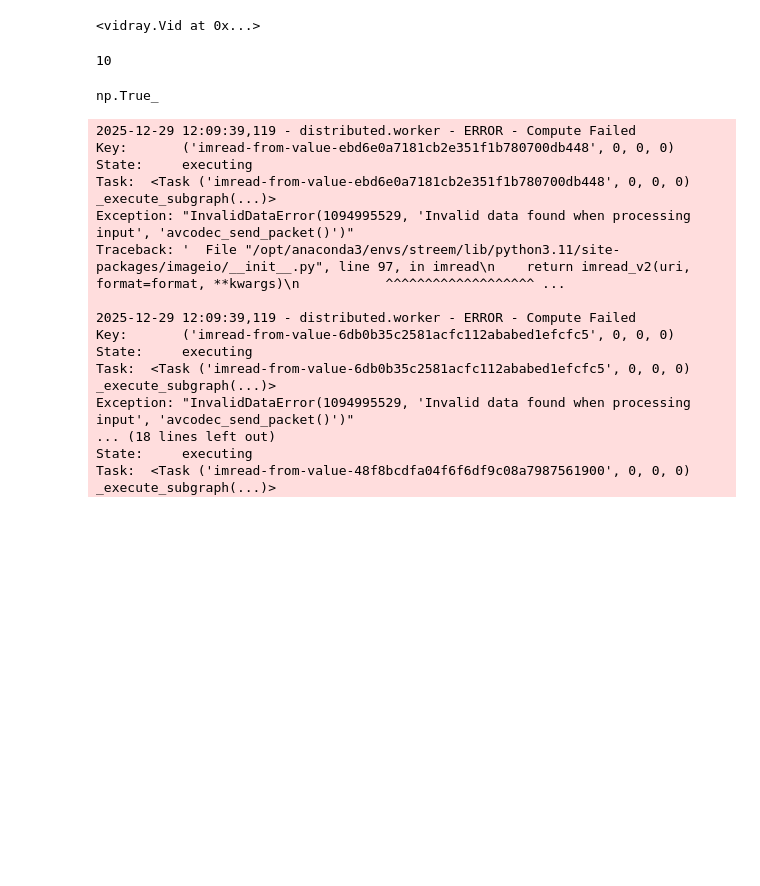
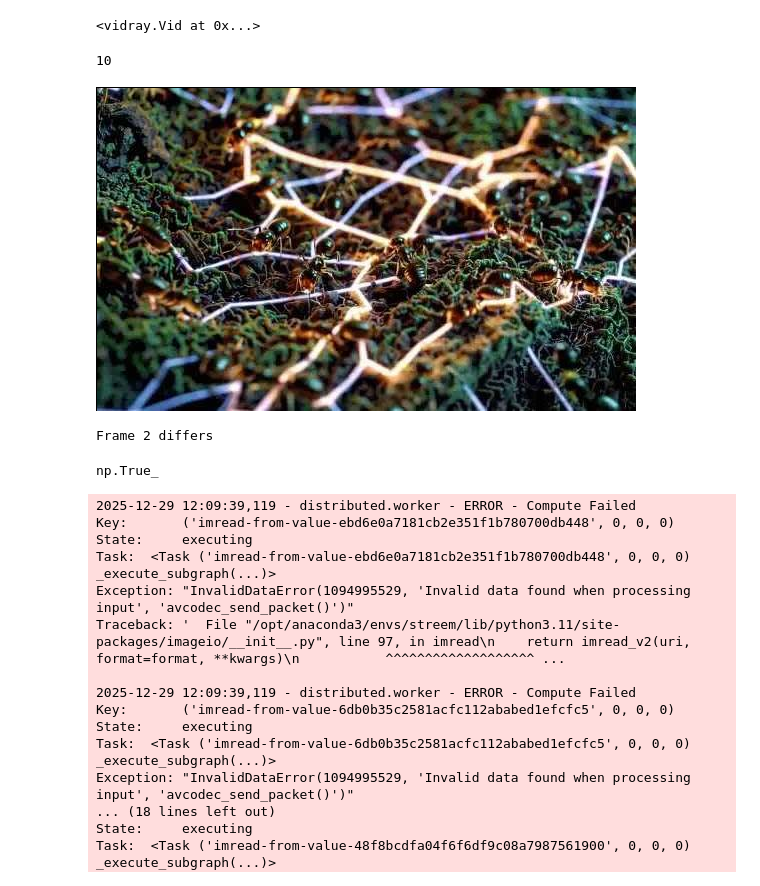
Before and after one commit to openSourcerer9000/vidray, a Jupyter notebook: vidray/x.ipynb, the cells around one changed output. Cells and saved outputs as stored; diff of their text form; code cells hidden in the pictures; blank space fills up the shorter version.

Commit message:
patchy

```diff
--- a/vidray/x.ipynb
+++ b/vidray/x.ipynb
@@ -38,3 +23,24 @@ for f in range(len(vid)):
+# %%
+vid.patch(2,outdir=fpth.parent/'pch')
+
+pvid = vr.Vid.from_patches(fpth.parent/'pch')
+# %%
+pvid.frame(0)
+# %% [output]
+[figure, added]
+# %%
+for f in range(len(vid)):
+    a = vid.frame(f)
+    b = pvid.frame(f)
+    diff = np.array(a) - np.array(b)
+    same = np.median(diff) < 6
+    if not same:
+        print(f"Frame {f} differs")
+        a.show()
+        b.show()
+        assert same
+# %% [output]
+Frame 2 differs
 # %%
 np.isclose(a,b).all()
 # %% [output]
```
Also changed, not shown: parts of 2 cells of this notebook, 4 other files.
